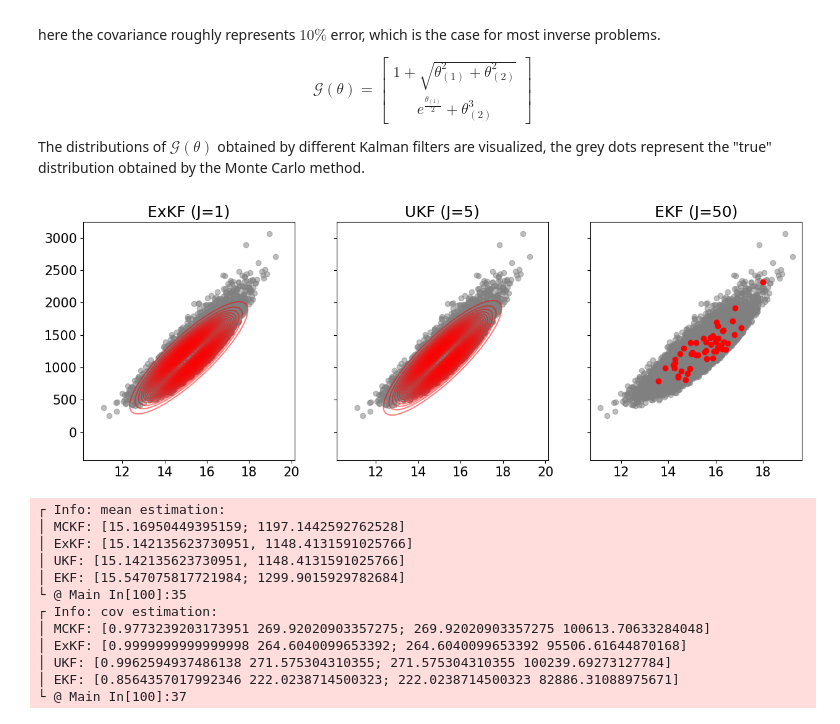
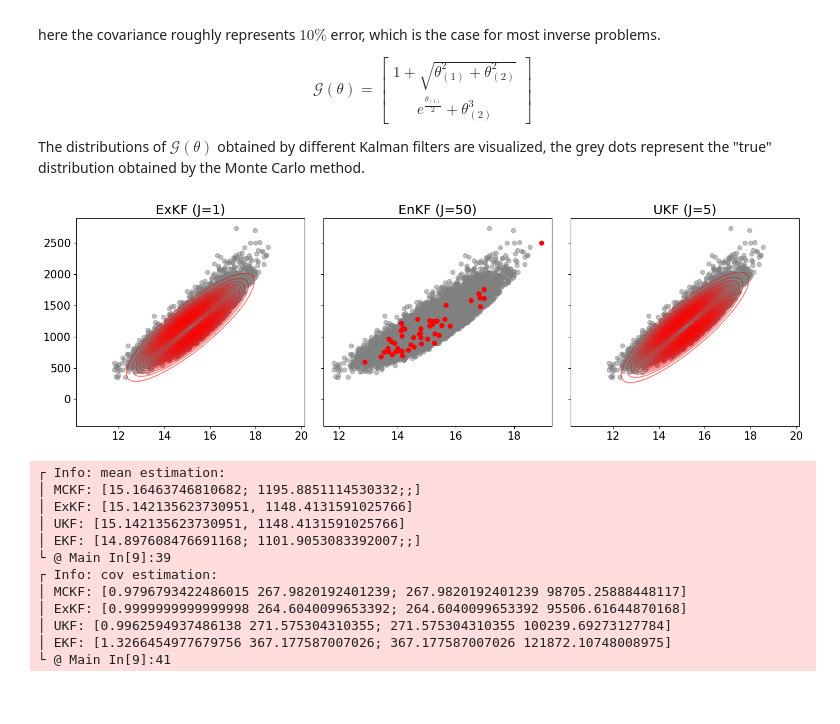
Before and after one commit to Zhengyu-Huang/InverseProblems.jl, a Jupyter notebook: Lectures/Kalman.ipynb, the cells around one changed output. Saved outputs shown, nothing was run; the diff lists cells and outputs as text; code cells hidden in the pictures; blank space fills up the shorter version.

```diff
--- a/Lectures/Kalman.ipynb
+++ b/Lectures/Kalman.ipynb
@@ -286,49 +286,53 @@ function G(θ)
     g = [1 + sqrt(θ[1]^2 + θ[2]^2); exp(θ[1]/2) + θ[2]^3]
     dg = [θ[1]/(sqrt(θ[1]^2 + θ[2]^2)) θ[2]/(sqrt(θ[1]^2 + θ[2]^2));
           exp(θ[1]/2)/2                3θ[2]^2]
     return g, dg
 end
 
 m, C = [10.0; 10.0], [1.0^2 0.0; 0.0 1.0^2]
 
 mckf = EKF(G, m, C, 10000)
 exkf = ExKF(G, m, C)
 ukf = UKF(G, m, C)
 ekf = EKF(G, m, C, 50)
 
 
 Nx = Ny = 100
 
 fig, ax = PyPlot.subplots(ncols=3, sharex=false, sharey=true, figsize=(15,5))
 for i = 1:3
     ax[i].scatter(mckf[3][1, :], mckf[3][2, :], color = "grey", alpha=0.5, label = "MCMC")
 end
 
 X,Y,Z = Gaussian_2d(exkf[1], exkf[2], Nx, Ny)
 ax[1].contour(X, Y, Z, 50, colors = "red", alpha=0.5, label = "ExKF (J=1)")
 ax[1].set_title("ExKF (J=1)")
 
+
+
+ax[2].scatter(ekf[3][1, :], ekf[3][2, :], color = "red", label = "EnKF (J=50)")
+ax[2].set_title("EnKF (J=50)")
+
+
 X,Y,Z = Gaussian_2d(ukf[1], ukf[2], Nx, Ny)
-ax[2].contour(X, Y, Z, 50, colors = "red", alpha=0.5, label = "UKF (J=5)")
-ax[2].set_title("UKF (J=5)")
-
-ax[3].scatter(ekf[3][1, :], ekf[3][2, :], color = "red", label = "EKF")
-ax[3].set_title("EKF (J=50)")
-
+ax[3].contour(X, Y, Z, 50, colors = "red", alpha=0.5, label = "UKF (J=5)")
+ax[3].set_title("UKF (J=5)")
+fig.tight_layout()
+fig.savefig("Kalman.pdf")
 @info "mean estimation: \nMCKF: $(mckf[1]) \nExKF: $(exkf[1]) \nUKF: $(ukf[1]) \nEKF: $(ekf[1])"
 
 @info "cov estimation:  \nMCKF: $(mckf[2]) \nExKF: $(exkf[2]) \nUKF: $(ukf[2]) \nEKF: $(ekf[2])"
 # %% [output]
-[figure, old version]
+[figure, new version]
 ┌ Info: mean estimation:
-│ MCKF: [15.16950449395159; 1197.1442592762528]
+│ MCKF: [15.16463746810682; 1195.8851114530332;;]
 │ ExKF: [15.142135623730951, 1148.4131591025766]
 │ UKF: [15.142135623730951, 1148.4131591025766]
-│ EKF: [15.547075817721984; 1299.9015929782684]
-└ @ Main In[100]:35
+│ EKF: [14.897608476691168; 1101.9053083392007;;]
+└ @ Main In[9]:39
 ┌ Info: cov estimation:
-│ MCKF: [0.9773239203173951 269.92020903357275; 269.92020903357275 100613.70633284048]
+│ MCKF: [0.9796793422486015 267.9820192401239; 267.9820192401239 98705.25888448117]
 │ ExKF: [0.9999999999999998 264.6040099653392; 264.6040099653392 95506.61644870168]
 │ UKF: [0.9962594937486138 271.575304310355; 271.575304310355 100239.69273127784]
-│ EKF: [0.8564357017992346 222.0238714500323; 222.0238714500323 82886.31088975671]
-└ @ Main In[100]:37
+│ EKF: [1.3266454977679756 367.177587007026; 367.177587007026 121872.10748008975]
+└ @ Main In[9]:41
```
Also changed, not shown: 3 other files.
